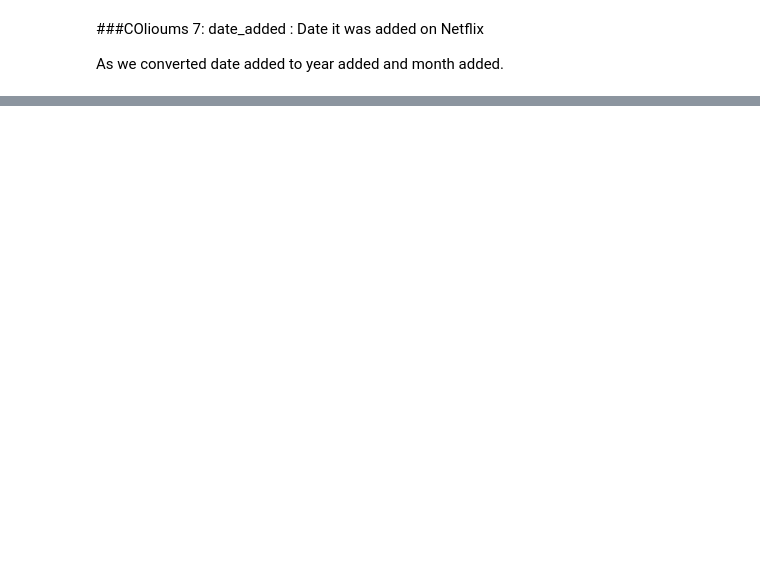
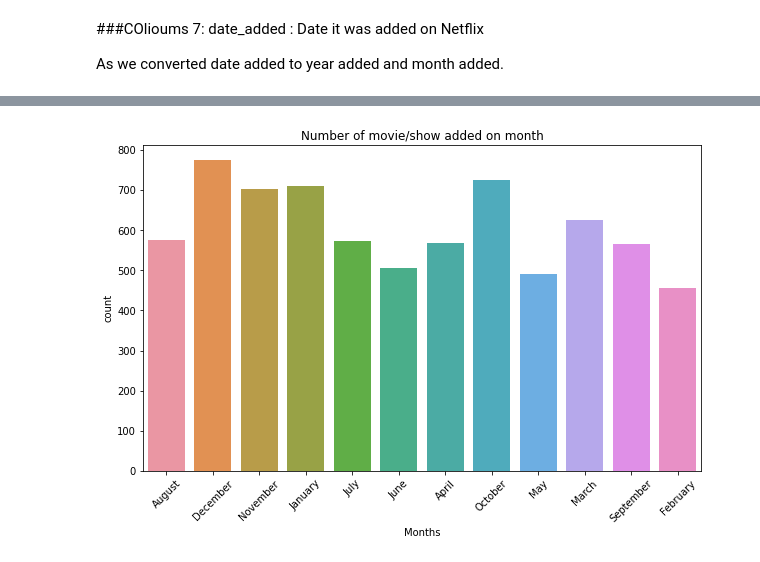
Before and after one commit to pranay2310/NETFLIX-MOVIES-AND-TV-SHOWS-CLUSTERING, a Jupyter notebook: NETFLIX_MOVIES_AND_TV_SHOWS_CLUSTERING.ipynb, the cells around one changed output, grey strips where cells are left out. Drawn from its saved outputs; the diff is of its cells as text; code cells hidden in the pictures; blank space fills up the shorter version.

```diff
--- a/NETFLIX_MOVIES_AND_TV_SHOWS_CLUSTERING.ipynb
+++ b/NETFLIX_MOVIES_AND_TV_SHOWS_CLUSTERING.ipynb
@@ -451,6 +368,8 @@ plt.show()
 # %%
-sns.countplot(x="month_added", data=df)
+sns.countplot(x="added_month", data=data_copy)
 plt.title("Number of movie/show added on month")
 plt.xlabel("Months")
 plt.xticks(rotation =45)
 plt.show()
+# %% [output]
+[figure, added]
```
Also changed, not shown: parts of 66 cells of this notebook.
